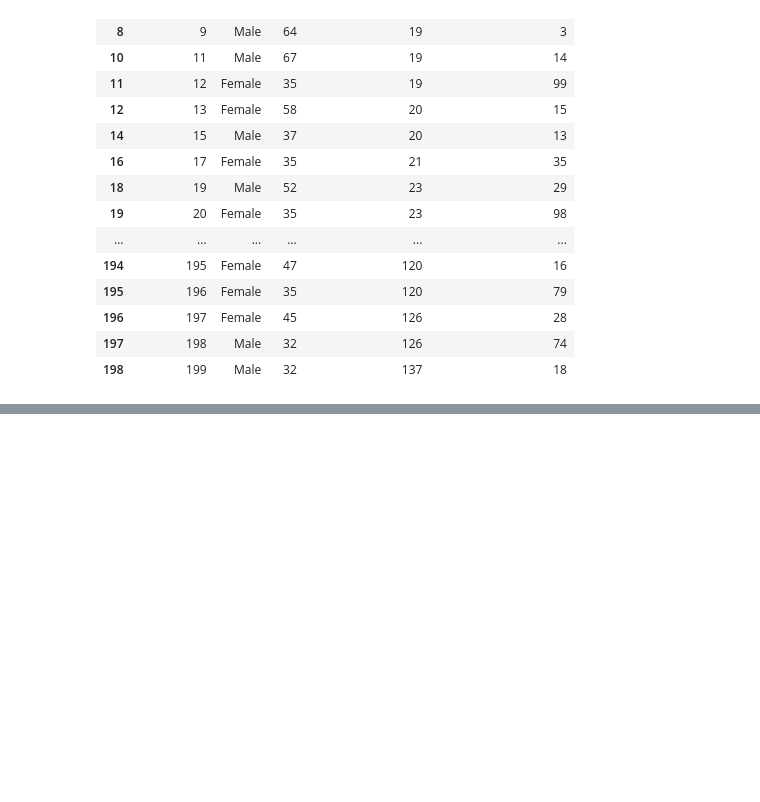
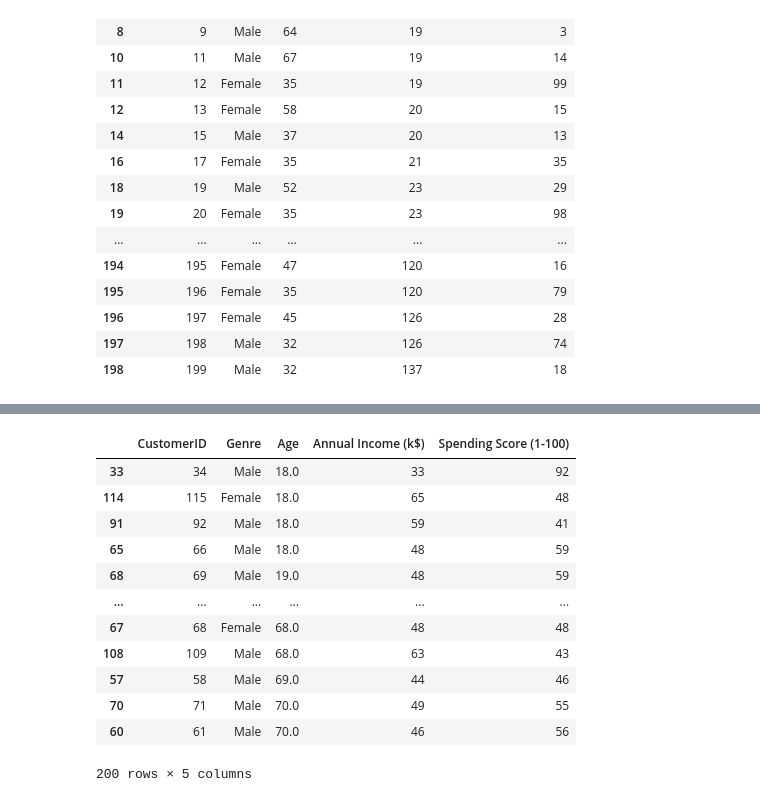
Before and after one commit to Ishika127/45_Days_Training, a Jupyter notebook: pandas/Data_preprocessing.ipynb, the cells around one changed output, grey strips where cells are left out. Cells and saved outputs as stored; diff of their text form; code cells hidden in the pictures; blank space fills up the shorter version.

```diff
--- a/pandas/Data_preprocessing.ipynb
+++ b/pandas/Data_preprocessing.ipynb
@@ -231,0 +364,16 @@ df[df["Age"] > 30]
+# %%
+df1.sort_values("Age") #In aces order
+# %% [output]
+|  | CustomerID | Genre | Age | Annual Income (k$) | Spending Score (1-100) |
+| 33 | 34 | Male | 18.0 | 33 | 92 |
+| 114 | 115 | Female | 18.0 | 65 | 48 |
+| 91 | 92 | Male | 18.0 | 59 | 41 |
+| 65 | 66 | Male | 18.0 | 48 | 59 |
+| 68 | 69 | Male | 19.0 | 48 | 59 |
+| ... | ... | ... | ... | ... | ... |
+| 67 | 68 | Female | 68.0 | 48 | 48 |
+| 108 | 109 | Male | 68.0 | 63 | 43 |
+| 57 | 58 | Male | 69.0 | 44 | 46 |
+| 70 | 71 | Male | 70.0 | 49 | 55 |
+| 60 | 61 | Male | 70.0 | 46 | 56 |
+200 rows × 5 columns
```
Also changed, not shown: parts of 24 cells of this notebook, 13 other files.
